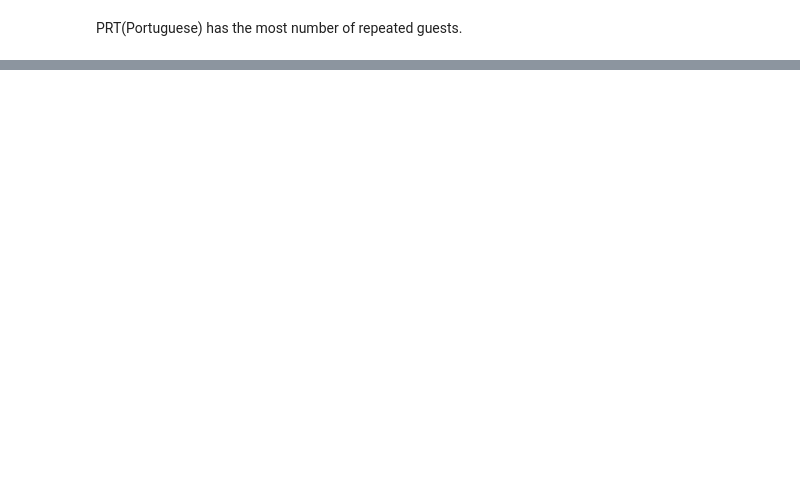
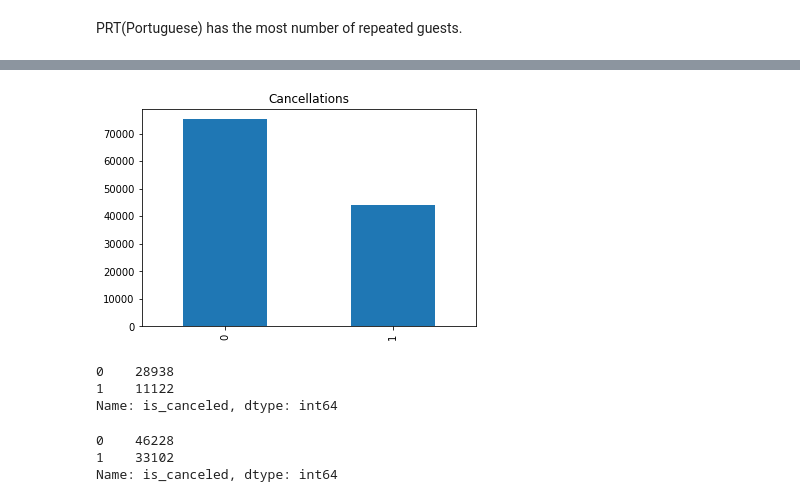
Before and after one commit to Ashik9576/Hotel-Booking-Analysis, a Jupyter notebook: Copy_of_Hotel_Booking_Analysis_Capstone_Project.ipynb, the cells around one changed output, grey strips where cells are left out. Drawn from its saved outputs; the diff is of its cells as text; code cells hidden in the pictures; blank space fills up the shorter version.

```diff
--- a/Copy_of_Hotel_Booking_Analysis_Capstone_Project.ipynb
+++ b/Copy_of_Hotel_Booking_Analysis_Capstone_Project.ipynb
@@ -283,0 +343,4 @@ PRT(Portuguese) has the most number of repeated guests.
+# %%
+dia=bookings.plot(kind='bar', title = 'Cancellations')
+# %% [output]
+[figure, added]
@@ -283,0 +351,12 @@ PRT(Portuguese) has the most number of repeated guests.
+# %%
+resort_cancellation
+# %% [output]
+0    28938
+1    11122
+Name: is_canceled, dtype: int64
+# %%
+city_cancellation
+# %% [output]
+0    46228
+1    33102
+Name: is_canceled, dtype: int64
```
Also changed, not shown: parts of 13 cells of this notebook.
